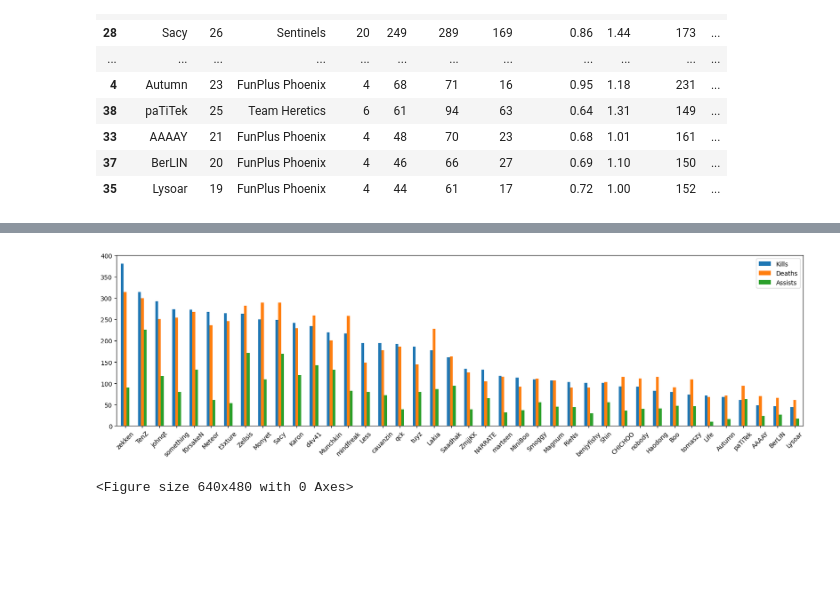
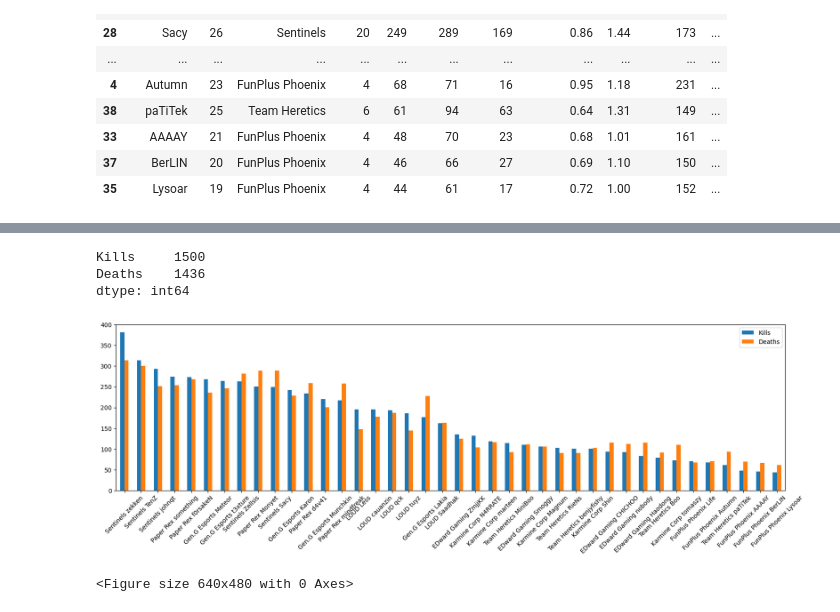
Before and after one commit to azrielmt/vct-masters-madrid-data, a Jupyter notebook: viz.ipynb, the cells around one changed output, grey strips where cells are left out. Saved outputs shown, nothing was run; the diff lists cells and outputs as text; code cells hidden in the pictures; blank space fills up the shorter version.

```diff
--- a/viz.ipynb
+++ b/viz.ipynb
@@ -108,6 +108,6 @@ teams_df
 | 37 | BerLIN | 20 | FunPlus Phoenix | 4 | 46 | 66 | 27 | 0.69 | 1.10 | 150 | ... |
 | 35 | Lysoar | 19 | FunPlus Phoenix | 4 | 44 | 61 | 17 | 0.72 | 1.00 | 152 | ... |
 # %%
-reducedteams_df = teams_df[["Player", "Team", "Kills", "Deaths", "Assists"]]
+reducedteams_df = teams_df[["Player", "Team", "Kills", "Deaths"]]
 reducedteams_df.head()
 # %% [output]
@@ -119,0 +120,3 @@ reducedteams_df.head()
+# %%
+reducedteams_df["Team Player"] = reducedteams_df["Team"] + ' ' + reducedteams_df['Player']
+print(reducedteams_df)
@@ -119,0 +155,3 @@ reducedteams_df.head()
+# %%
+reducedteams_df = reducedteams_df.drop(["Player", "Team"], axis = 1)
+print(reducedteams_df)
@@ -120,11 +176,17 @@ reducedteams_df.head()
+# %%
+sen_team_stat = reducedteams_df[reducedteams_df["Team Player"].str.contains("Sentinels")][['Kills', "Deaths"]].sum()
+print(sen_team_stat)
+# %% [output]
+Kills     1500
+Deaths    1436
+dtype: int64
 # %%
 multi_plot = reducedteams_df.plot(kind="bar", figsize=(20,5))
 
-# PandasPlot.set_xticklabels() can be used to set the tick labels as well
-multi_plot.set_xticklabels(reducedteams_df["Player"], rotation=45)
+multi_plot.set_xticklabels(reducedteams_df["Team Player"], rotation=45)
 
 plt.show()
 plt.tight_layout()
 # %% [output]
-[figure, old version]
+[figure, new version]
 <Figure size 640x480 with 0 Axes>
```
Also changed, not shown: parts of 9 cells of this notebook.
